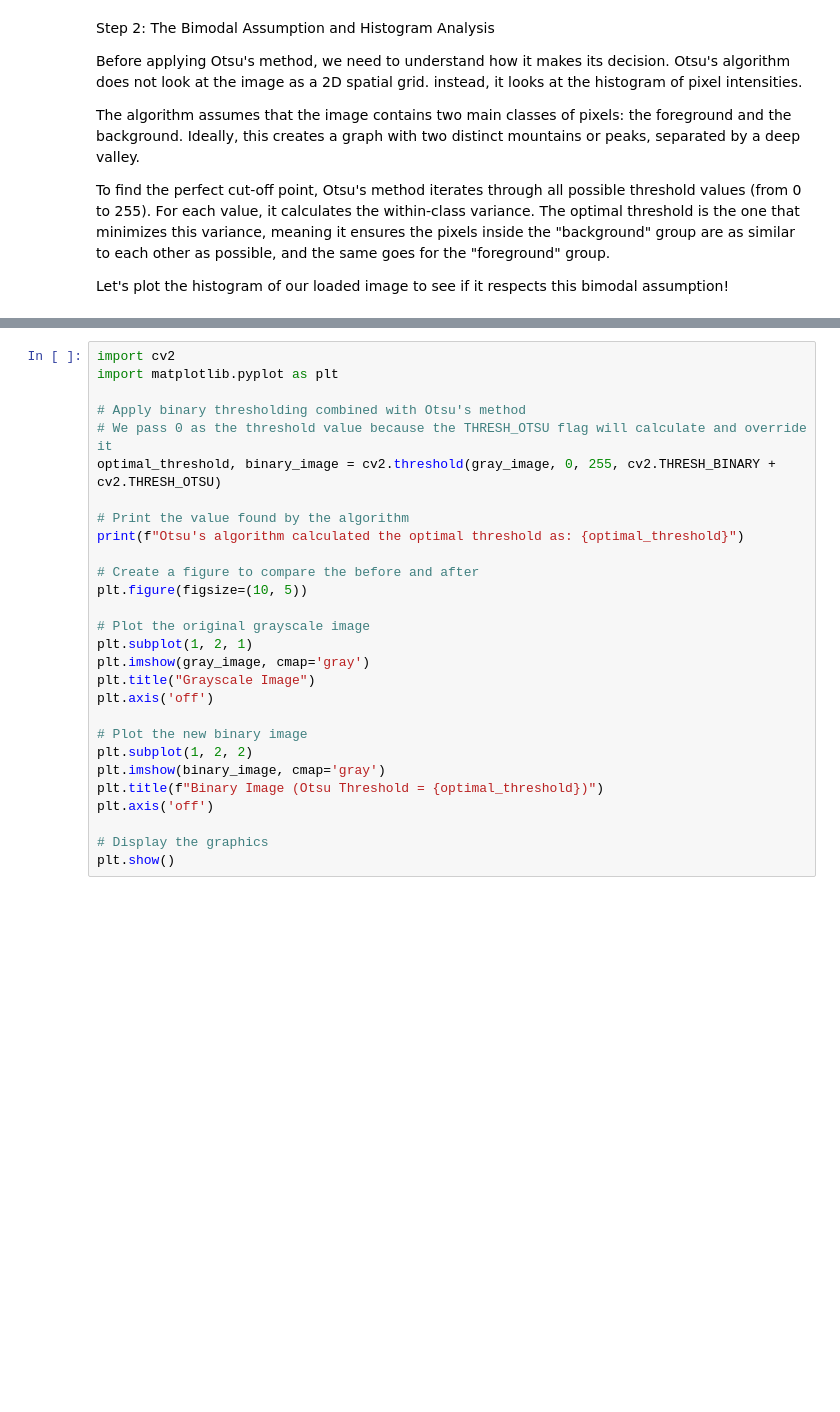
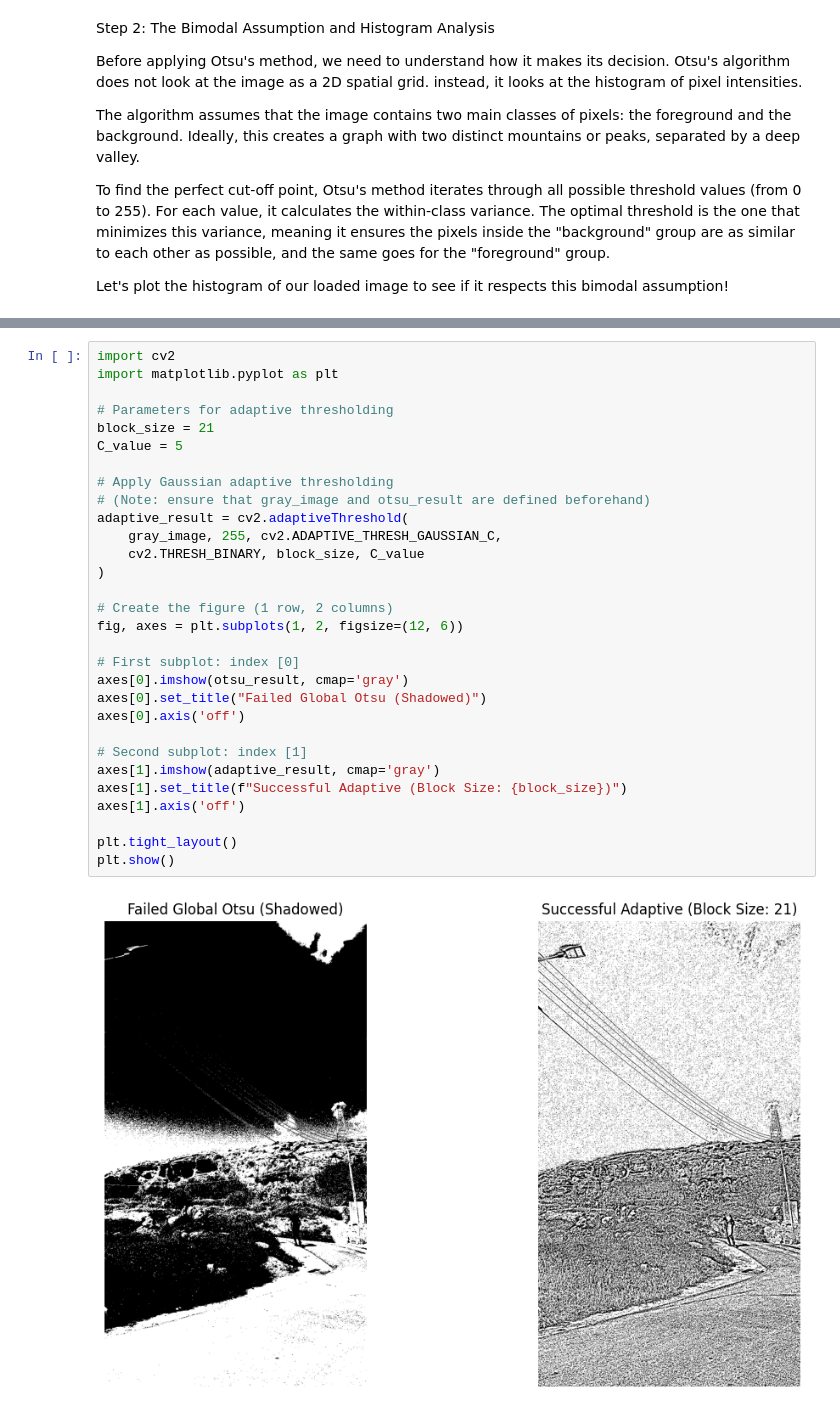
Before and after one commit to gmaiI-hub/otsus-thresholding, a Jupyter notebook: Projet_Computer_Vision/Jupyter Notebook/notebook.ipynb, the cells around one changed output, grey strips where cells are left out. Cells and saved outputs as stored; diff of their text form; blank space fills up the shorter version.

```diff
--- a/Projet_Computer_Vision/Jupyter Notebook/notebook.ipynb
+++ b/Projet_Computer_Vision/Jupyter Notebook/notebook.ipynb
@@ -68,29 +68,33 @@ Let's run the algorithm on our image and visualize the segmented result to see w
 # %%
 import cv2
 import matplotlib.pyplot as plt
 
-# Apply binary thresholding combined with Otsu's method
-# We pass 0 as the threshold value because the THRESH_OTSU flag will calculate and override it
-optimal_threshold, binary_image = cv2.threshold(gray_image, 0, 255, cv2.THRESH_BINARY + cv2.THRESH_OTSU)
+# Parameters for adaptive thresholding
+block_size = 21
+C_value = 5
 
-# Print the value found by the algorithm
-print(f"Otsu's algorithm calculated the optimal threshold as: {optimal_threshold}")
+# Apply Gaussian adaptive thresholding
+# (Note: ensure that gray_image and otsu_result are defined beforehand)
+adaptive_result = cv2.adaptiveThreshold(
+    gray_image, 255, cv2.ADAPTIVE_THRESH_GAUSSIAN_C,
+    cv2.THRESH_BINARY, block_size, C_value
+)
 
-# Create a figure to compare the before and after
-plt.figure(figsize=(10, 5))
+# Create the figure (1 row, 2 columns)
+fig, axes = plt.subplots(1, 2, figsize=(12, 6))
 
-# Plot the original grayscale image
-plt.subplot(1, 2, 1)
-plt.imshow(gray_image, cmap='gray')
-plt.title("Grayscale Image")
-plt.axis('off')
+# First subplot: index [0]
+axes[0].imshow(otsu_result, cmap='gray')
+axes[0].set_title("Failed Global Otsu (Shadowed)")
+axes[0].axis('off')
 
-# Plot the new binary image
-plt.subplot(1, 2, 2)
-plt.imshow(binary_image, cmap='gray')
-plt.title(f"Binary Image (Otsu Threshold = {optimal_threshold})")
-plt.axis('off')
+# Second subplot: index [1]
+axes[1].imshow(adaptive_result, cmap='gray')
+axes[1].set_title(f"Successful Adaptive (Block Size: {block_size})")
+axes[1].axis('off')
 
-# Display the graphics
+plt.tight_layout()
 plt.show()
+# %% [output]
+[figure, added]
 # %% [markdown]
```
Also changed, not shown: parts of 6 cells of this notebook.
